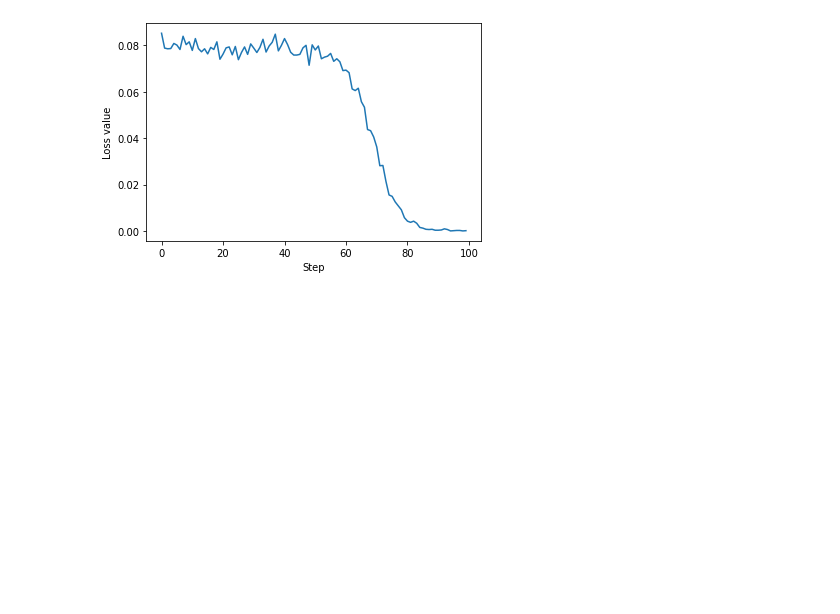
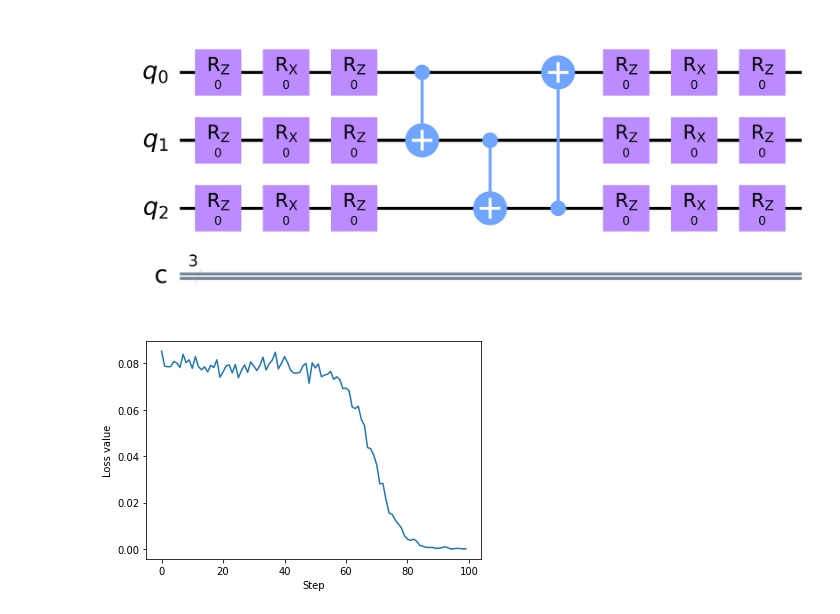
Before and after one commit to vutuanhai237/UC-VQA, a Jupyter notebook: codes/create_circuit/qtm_GHZinitstate.ipynb, the cells around one changed output. Saved outputs shown, nothing was run; the diff lists cells and outputs as text; code cells hidden in the pictures; blank space fills up the shorter version.

```diff
--- a/codes/create_circuit/qtm_GHZinitstate.ipynb
+++ b/codes/create_circuit/qtm_GHZinitstate.ipynb
@@ -33,6 +33,13 @@ In general, the elements that have value 1 can be lower or greater base on $\the
 The reconstructed circuit will be include $R_X, R_Z$ and $CNOT$ gates:
 
 <img src="../../images/1layer.png"/>
+# %%
+thetas = np.zeros((2*3*3))
+qc = qiskit.QuantumCircuit(3,3)
+qc = qtm.nqubit.u_cluster_nqubit(qc, thetas)
+qc.draw('mpl', filename='u_cluster.png', scale = 10)
+# %% [output]
+[figure, added]
 # %%
 import qiskit
 import numpy as np
```
Also changed, not shown: parts of 1 cell of this notebook, 13 other files.
